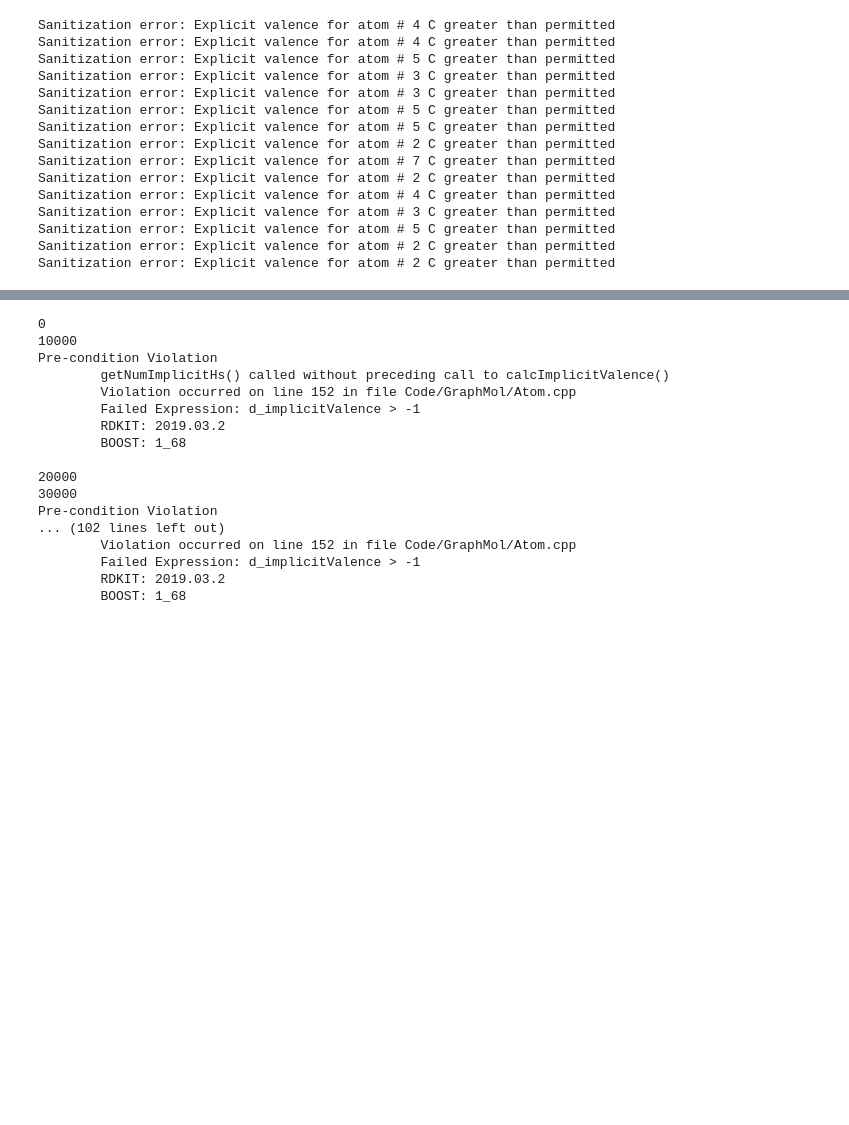
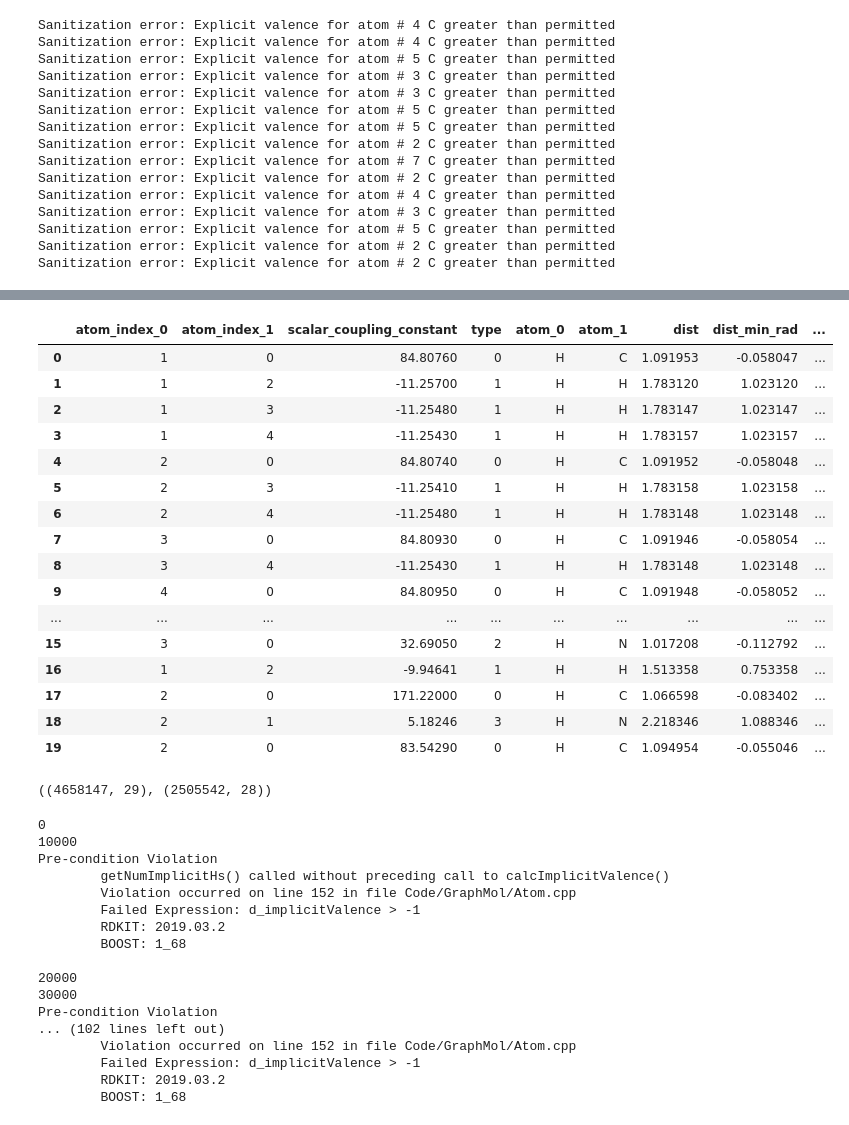
Before and after one commit to robinniesert/kaggle-champs, a Jupyter notebook: nbs/data_proc.ipynb, the cells around one changed output, grey strips where cells are left out. Saved outputs shown, nothing was run; the diff lists cells and outputs as text; code cells hidden in the pictures; blank space fills up the shorter version.

Commit message:
Added angle features

```diff
--- a/nbs/data_proc.ipynb
+++ b/nbs/data_proc.ipynb
@@ -569,12 +641,13 @@ n_mols = len(xyz_filepath_list)
 print('total xyz files # ', n_mols)
 
 # transform .xyz to .mol files and store distance matrices
-dist_matrices, mols, mol_ids = {}, {}, {}
+dist_matrices, xyzs, mols, mol_ids = {}, {}, {}, {}
 for i in tqdm_notebook(range(n_mols)):
     filepath = xyz_filepath_list[i]
     mol_name = filepath.split('/')[-1][:-4]
-    mol, _, dist_matrix, _ = mol_from_xyz(filepath)
+    mol, xyz, dist_matrix, _ = mol_from_xyz(filepath)
     mols[mol_name] = mol
+    xyzs[mol_name] = xyz
     dist_matrices[mol_name] = dist_matrix
     mol_ids[mol_name] = i
 # %% [output]
@@ -597,0 +709,30 @@ Sanitization error: Explicit valence for atom # 2 C greater than permitted
+# %%
+all_df['diangle'] = 0.0 # for 3J couplings
+all_df['cos_angle'] = 0.0 # for 2J couplings
+all_df['cos_angle0'] = 0.0 # for all types cos angle between sc atoms and atom closest to atom 0, given its not an 1J coupling
+all_df['cos_angle1'] = 0.0 # for all types cos angle between sc atoms and atom closest to atom 1
+# %%
+diangles, cos_angles, cos_angles0, cos_angles1 = {}, {}, {}, {}
+for idx, row in all_df.iterrows():
+    print_progress(idx, 500000)
+    mol_name = row['molecule_name']
+    mol, xyz = mols[mol_name], xyzs[mol_name]
+    dist_matrix, adj_matrix = dist_matrices[mol_name], rdmolops.GetAdjacencyMatrix(mol)
+    idx0, idx1 = row['atom_index_0'], row['atom_index_1']
+    atom_ids = rdmolops.GetShortestPath(mol, idx0, idx1)
+
+    if len(atom_ids)==4:
+        diangles[idx] = dihedral(xyz[atom_ids,:])
+    elif len(atom_ids)==3:
+        cos_angles[idx] = cosine_angle(xyz[atom_ids,:])
+
+    try:
+        if row['type'] not in [0, 2]:
+            neighbors0 = np.where(adj_matrix[idx0]==1)[0]
+            idx0_closest = neighbors0[dist_matrix[idx0][neighbors0].argmin()]
+            cos_angles0[idx] = cosine_angle(xyz[[idx0_closest, idx0, idx1],:])
+        neighbors1 = np.setdiff1d(np.where(adj_matrix[idx1]==1)[0], [idx0])
+        idx1_closest = neighbors1[dist_matrix[idx1][neighbors1].argmin()]
+        cos_angles1[idx] = cosine_angle(xyz[[idx0, idx1, idx1_closest],:])
+    except Exception as e:
+        print(e)
@@ -598,3 +757,30 @@ Sanitization error: Explicit valence for atom # 2 C greater than permitted
+# %%
+all_df['diangle'] = pd.Series(diangles).abs()
+all_df['cos_angle'] = pd.Series(cos_angles)
+all_df['cos_angle0'] = pd.Series(cos_angles0)
+all_df['cos_angle1'] = pd.Series(cos_angles1)
+all_df.fillna(0., inplace=True)
+# %%
+pd.set_option("display.max_columns", 100)
+all_df.head(20)
+# %% [output]
+|  | atom_index_0 | atom_index_1 | scalar_coupling_constant | type | atom_0 | atom_1 | dist | dist_min_rad | ... |
+| 0 | 1 | 0 | 84.80760 | 0 | H | C | 1.091953 | -0.058047 | ... |
+| 1 | 1 | 2 | -11.25700 | 1 | H | H | 1.783120 | 1.023120 | ... |
+| 2 | 1 | 3 | -11.25480 | 1 | H | H | 1.783147 | 1.023147 | ... |
+| 3 | 1 | 4 | -11.25430 | 1 | H | H | 1.783157 | 1.023157 | ... |
+| 4 | 2 | 0 | 84.80740 | 0 | H | C | 1.091952 | -0.058048 | ... |
+| 5 | 2 | 3 | -11.25410 | 1 | H | H | 1.783158 | 1.023158 | ... |
+| 6 | 2 | 4 | -11.25480 | 1 | H | H | 1.783148 | 1.023148 | ... |
+| 7 | 3 | 0 | 84.80930 | 0 | H | C | 1.091946 | -0.058054 | ... |
+| 8 | 3 | 4 | -11.25430 | 1 | H | H | 1.783148 | 1.023148 | ... |
+| 9 | 4 | 0 | 84.80950 | 0 | H | C | 1.091948 | -0.058052 | ... |
+| ... | ... | ... | ... | ... | ... | ... | ... | ... | ... |
+| 15 | 3 | 0 | 32.69050 | 2 | H | N | 1.017208 | -0.112792 | ... |
+| 16 | 1 | 2 | -9.94641 | 1 | H | H | 1.513358 | 0.753358 | ... |
+| 17 | 2 | 0 | 171.22000 | 0 | H | C | 1.066598 | -0.083402 | ... |
+| 18 | 2 | 1 | 5.18246 | 3 | H | N | 2.218346 | 1.088346 | ... |
+| 19 | 2 | 0 | 83.54290 | 0 | H | C | 1.094954 | -0.055046 | ... |
 # %%
 ## Store processed dfs
 # add molecule ids to dataframes
@@ -605,3 +794,7 @@ test_df.drop(columns=['molecule_name'], inplace=True)
+# %%
+train_df.shape, test_df.shape
+# %% [output]
+((4658147, 29), (2505542, 28))
 # %%
 train_df.to_csv(PATH + 'train_proc_df.csv')
 test_df.to_csv(PATH + 'test_proc_df.csv')
```
Also changed, not shown: parts of 24 cells of this notebook, 7 other files.
